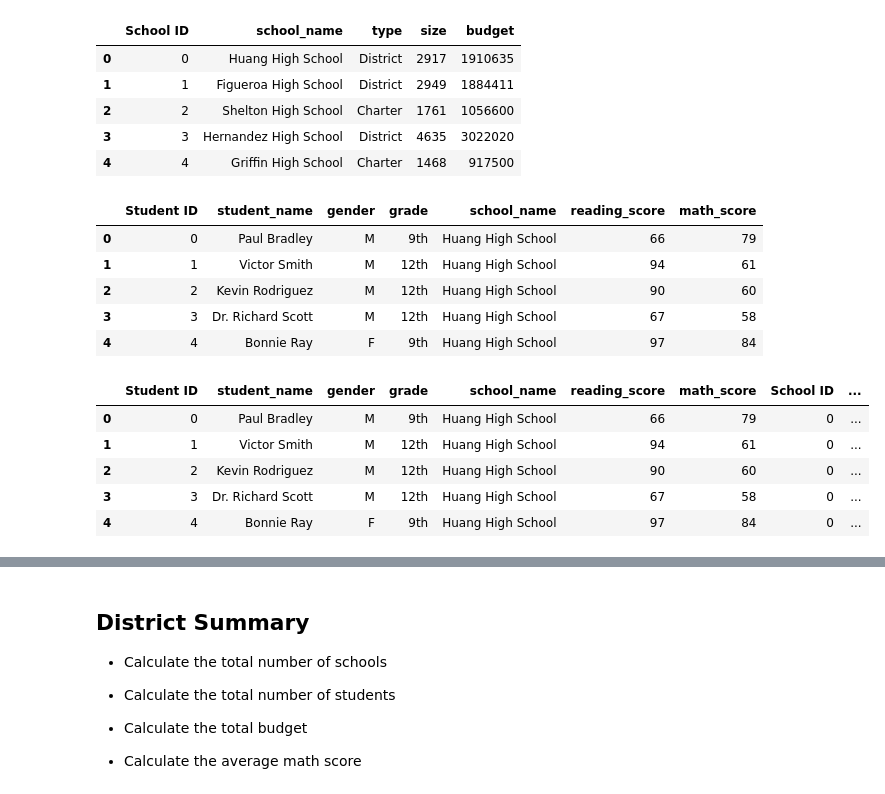
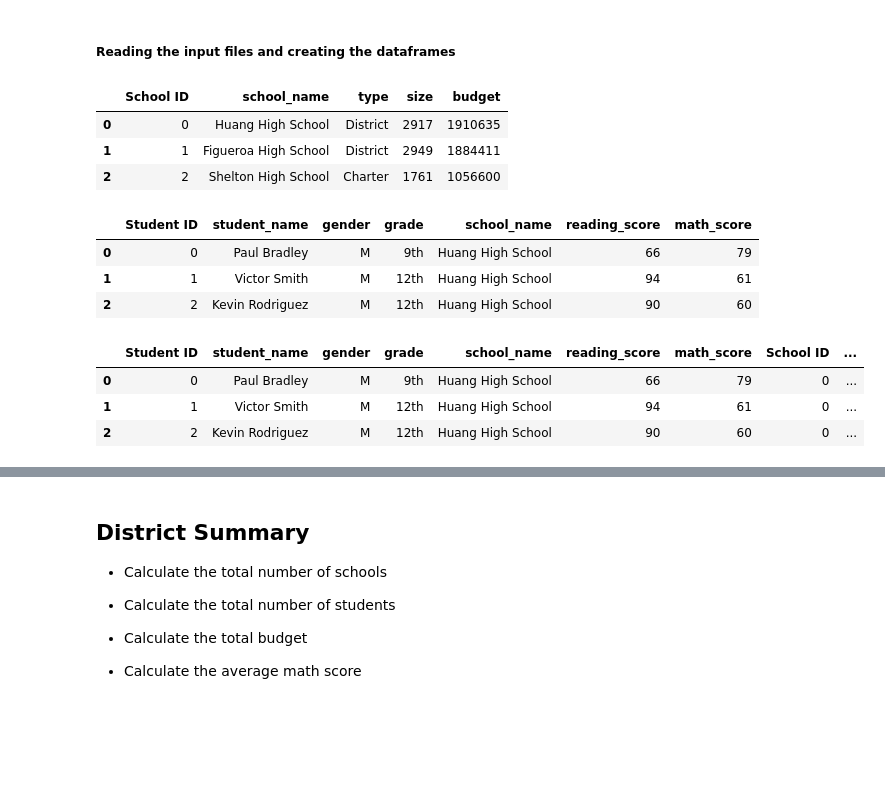
Before and after one commit to esharma3/pandas-challenge, a Jupyter notebook: PyCitySchools/PyCitySchools_starter.ipynb, the cells around one changed output, grey strips where cells are left out. Drawn from its saved outputs; the diff is of its cells as text; code cells hidden in the pictures; blank space fills up the shorter version.

```diff
--- a/PyCitySchools/PyCitySchools_starter.ipynb
+++ b/PyCitySchools/PyCitySchools_starter.ipynb
@@ -9,3 +27,5 @@ As a first task, you've been asked to analyze the district-wide standardized tes
+# %% [markdown]
+##### Reading the input files and creating the dataframes
 # %%
 # Dependencies and Setup
 import pandas as pd
@@ -24,27 +45,21 @@ school_data_complete = pd.merge(student_data, school_data, how="left", on=["scho
 # %%
-school_data.head()
+school_data.head(3)
 # %% [output]
 |  | School ID | school_name | type | size | budget |
 | 0 | 0 | Huang High School | District | 2917 | 1910635 |
 | 1 | 1 | Figueroa High School | District | 2949 | 1884411 |
 | 2 | 2 | Shelton High School | Charter | 1761 | 1056600 |
-| 3 | 3 | Hernandez High School | District | 4635 | 3022020 |
-| 4 | 4 | Griffin High School | Charter | 1468 | 917500 |
 # %%
-student_data.head()
+student_data.head(3)
 # %% [output]
 |  | Student ID | student_name | gender | grade | school_name | reading_score | math_score |
 | 0 | 0 | Paul Bradley | M | 9th | Huang High School | 66 | 79 |
 | 1 | 1 | Victor Smith | M | 12th | Huang High School | 94 | 61 |
 | 2 | 2 | Kevin Rodriguez | M | 12th | Huang High School | 90 | 60 |
-| 3 | 3 | Dr. Richard Scott | M | 12th | Huang High School | 67 | 58 |
-| 4 | 4 | Bonnie Ray | F | 9th | Huang High School | 97 | 84 |
 # %%
-school_data_complete.head()
+school_data_complete.head(3)
 # %% [output]
 |  | Student ID | student_name | gender | grade | school_name | reading_score | math_score | School ID | ... |
 | 0 | 0 | Paul Bradley | M | 9th | Huang High School | 66 | 79 | 0 | ... |
 | 1 | 1 | Victor Smith | M | 12th | Huang High School | 94 | 61 | 0 | ... |
 | 2 | 2 | Kevin Rodriguez | M | 12th | Huang High School | 90 | 60 | 0 | ... |
-| 3 | 3 | Dr. Richard Scott | M | 12th | Huang High School | 67 | 58 | 0 | ... |
-| 4 | 4 | Bonnie Ray | F | 9th | Huang High School | 97 | 84 | 0 | ... |
```
Also changed, not shown: parts of 64 cells of this notebook.
